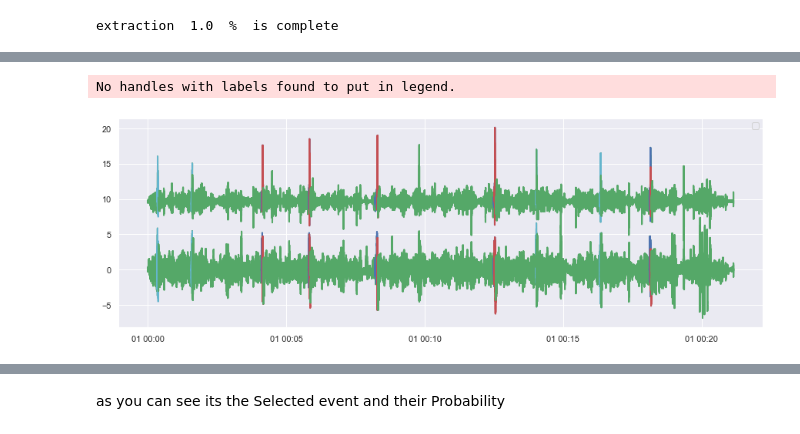
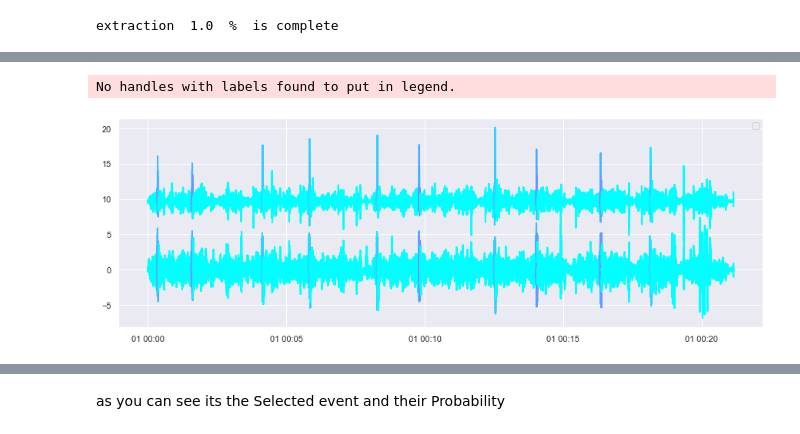
Before and after one commit to HosseinlGholami/BehavePart2, a Jupyter notebook: StepByStep-Algoritm_on17.ipynb, the cells around one changed output, grey strips where cells are left out. Drawn from its saved outputs; the diff is of its cells as text; code cells hidden in the pictures.

```diff
--- a/StepByStep-Algoritm_on17.ipynb
+++ b/StepByStep-Algoritm_on17.ipynb
@@ -9,6 +9,17 @@ import pickle
 
 import matplotlib.pyplot as plt
 from matplotlib.cbook import flatten
+import matplotlib.cm as cm
+import matplotlib as matplotlib
+
+def color_map_color(value, cmap_name='Blues_2r', vmin=0, vmax=10):
+    # norm = plt.Normalize(vmin, vmax)
+    norm = matplotlib.colors.Normalize(vmin=vmin, vmax=vmax)
+    cmap = cm.get_cmap(cmap_name)  # PiYG
+    rgb = cmap(norm(abs(value)))[:3]  # will return rgba, we take only first 3 so we get rgb
+    color = matplotlib.colors.rgb2hex(rgb)
+    return color
+color_map_color(2)
 # Display figures inline in Jupyter notebook
 import seaborn as sns
 # Use seaborn style defaults and set the default figure size
@@ -192,38 +209,18 @@ dis=creat_Symmetric_matrix(dc)
 # %%
 #initial clustering
 from sklearn.cluster import AgglomerativeClustering
-cluster = AgglomerativeClustering(n_clusters=4, affinity='precomputed', linkage = 'average').fit(dis)
+cluster = AgglomerativeClustering(n_clusters=5, affinity='precomputed', linkage = 'average').fit(dis)
 
 plot_list=list()
 for i,el in enumerate(te):
     plot_list.append((el,cluster.labels_[i]))
 
 fig, ax = plt.subplots()
 
 for el in plot_list:
-    if el[1]==0:
-        ax.plot(el[0], linestyle='-', linewidth=2,c='g')
-    elif el[1]==1:
-        ax.plot(el[0], linestyle='-', linewidth=2,c='b')
-    elif el[1]==2:
-        ax.plot(el[0], linestyle='-', linewidth=2,c='r')
-    elif el[1]==3:
-        ax.plot(el[0], linestyle='-', linewidth=2,c='c')
-    elif el[1]==4:
-        ax.plot(el[0], linestyle='-', linewidth=2,c='m')
-    elif el[1]==5:
-        ax.plot(el[0], linestyle='-', linewidth=2,c='y')
-    elif el[1]==6:
-        ax.plot(el[0], linestyle='-', linewidth=2,c='k')
-    elif el[1]==7:
-        ax.plot(el[0], linestyle='-', linewidth=2,c='b')
-    elif el[1]==8:
-        ax.plot(el[0], linestyle='-', linewidth=2,c='r')
-    elif el[1]==9:
-        ax.plot(el[0], linestyle='-', linewidth=2,c='w')
-
+    ax.plot(el[0], linestyle='-', linewidth=2,c=color_map_color(el[1]))
 ax.legend();
 plt.show()
 # %% [output]
 No handles with labels found to put in legend.
-[figure, old version]
+[figure, new version]
```
Also changed, not shown: parts of 8 cells of this notebook, 9 other files.
